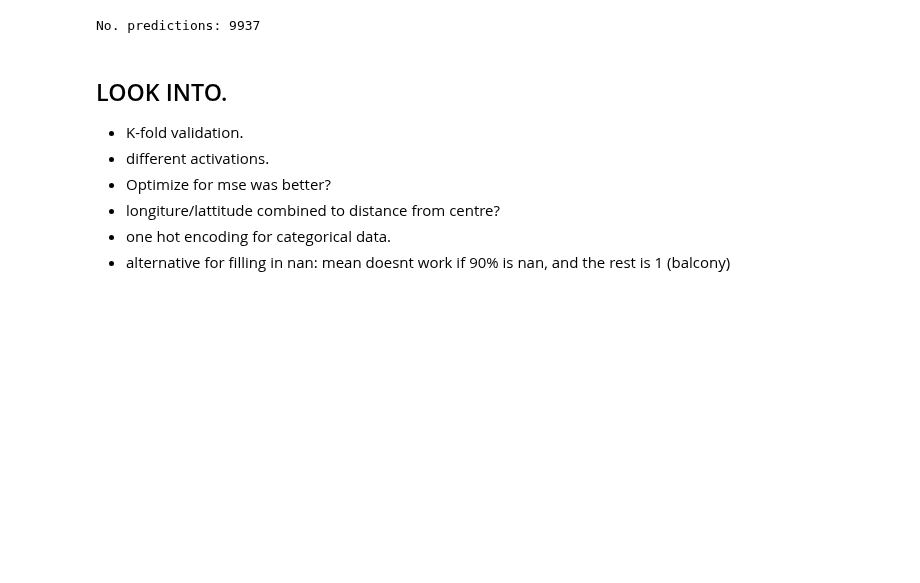
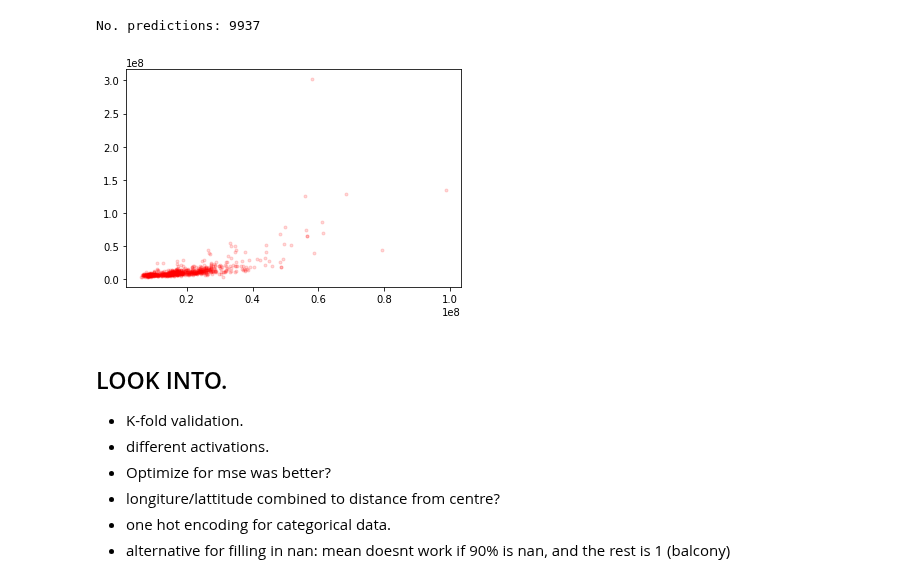
Before and after one commit to henrfj/TDT4173-ML, a Jupyter notebook: henrik-testsite/initial_testing.ipynb, the cells around one changed output. Saved outputs shown, nothing was run; the diff lists cells and outputs as text; code cells hidden in the pictures; blank space fills up the shorter version.

```diff
--- a/henrik-testsite/initial_testing.ipynb
+++ b/henrik-testsite/initial_testing.ipynb
@@ -484,6 +480,20 @@ print("No. predictions:", len(submission_5['id']))
 No. predictions: 9937
 # %%
 submission_5.to_csv('simple_test_5_2', index=False)
+# %%
+
+
+val_plot = train.tail(int(train.shape[0] * 0.1))
+val_price = val_plot['price']
+val_plot = val_plot[features]
+
+val_plot_normed = (val_plot-val_plot.min())/(val_plot.max()-val_plot.min())
+some_result = model5.predict(val_plot_normed)
+
+plt.plot(some_result, val_price, ".r", alpha=0.15)
+plt.show()
+# %% [output]
+[figure, added]
 # %% [markdown]
 ## LOOK INTO.
 - K-fold validation.
```
Also changed, not shown: parts of 4 cells of this notebook, 2 other files.
